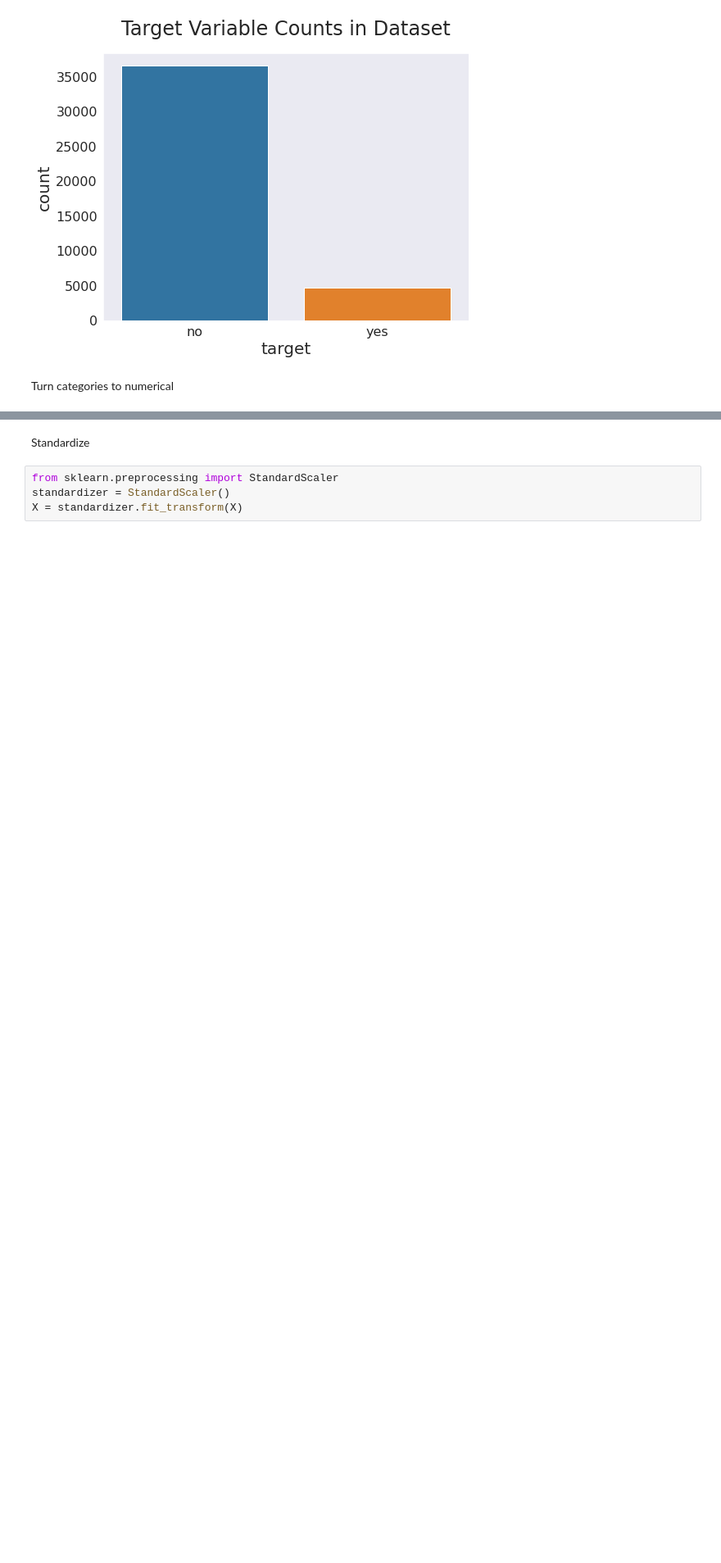
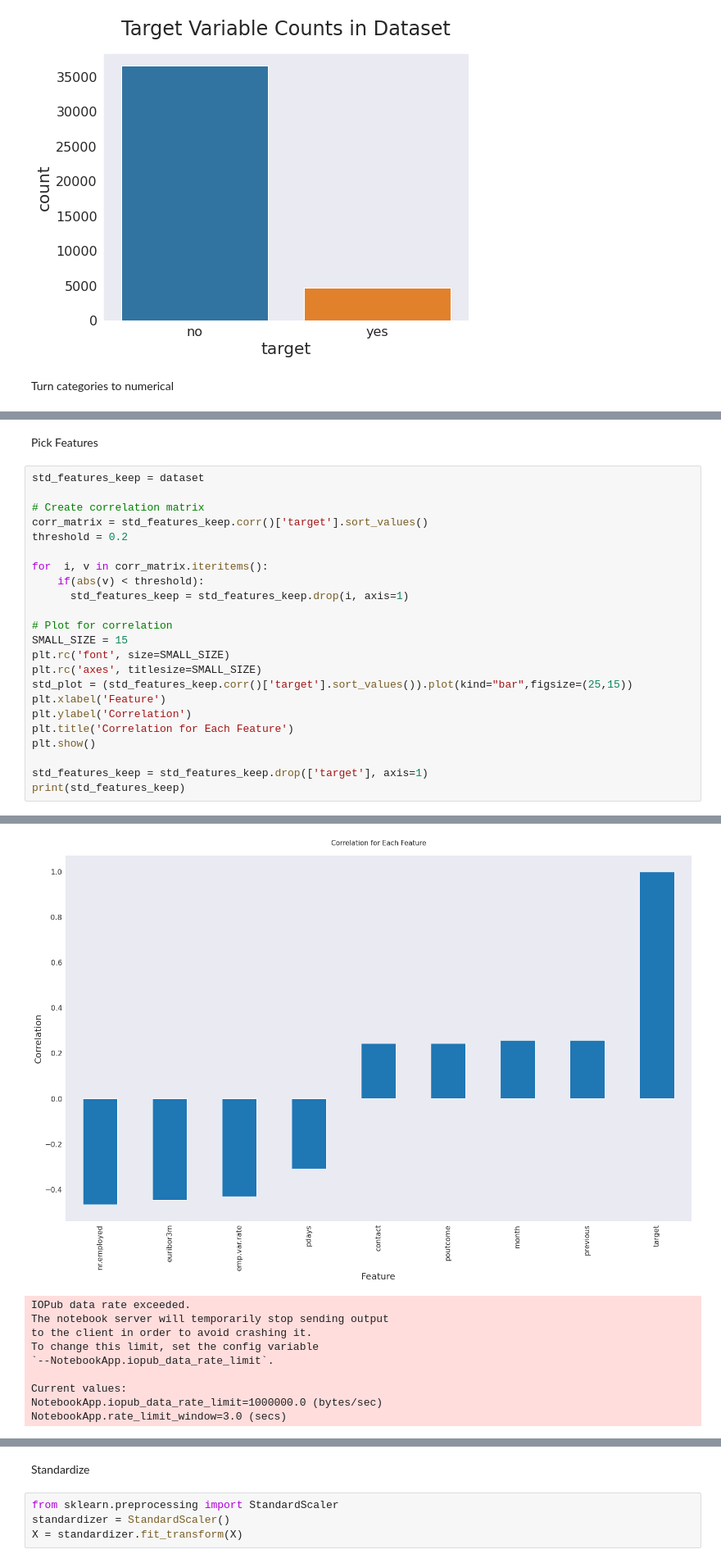
Before and after one commit to claredavies/MachineLearningCoursework, a Jupyter notebook: Assignment1/MLAssignment1Keras.ipynb, the cells around one changed output, grey strips where cells are left out. Shown: that part at 82% size. Saved outputs shown, nothing was run; the diff lists cells and outputs as text; blank space fills up the shorter version.

```diff
--- a/Assignment1/MLAssignment1Keras.ipynb
+++ b/Assignment1/MLAssignment1Keras.ipynb
@@ -84,0 +98,26 @@ dataset = dataset.drop('duration', 1)
+# %% [markdown]
+Pick Features
+# %%
+std_features_keep = dataset
+
+# Create correlation matrix
+corr_matrix = std_features_keep.corr()['target'].sort_values()
+threshold = 0.2
+
+for  i, v in corr_matrix.iteritems():
+    if(abs(v) < threshold):
+      std_features_keep = std_features_keep.drop(i, axis=1)
+
+# Plot for correlation
+SMALL_SIZE = 15
+plt.rc('font', size=SMALL_SIZE)
+plt.rc('axes', titlesize=SMALL_SIZE)
+std_plot = (std_features_keep.corr()['target'].sort_values()).plot(kind="bar",figsize=(25,15))
+plt.xlabel('Feature')
+plt.ylabel('Correlation')
+plt.title('Correlation for Each Feature')
+plt.show()
+
+std_features_keep = std_features_keep.drop(['target'], axis=1)
+print(std_features_keep)
+# %% [output]
@@ -85,3 +141,13 @@ dataset = dataset.drop('duration', 1)
+[figure, added]
+IOPub data rate exceeded.
+The notebook server will temporarily stop sending output
+to the client in order to avoid crashing it.
+To change this limit, set the config variable
+`--NotebookApp.iopub_data_rate_limit`.
+
+Current values:
+NotebookApp.iopub_data_rate_limit=1000000.0 (bytes/sec)
+NotebookApp.rate_limit_window=3.0 (secs)
 # %%
 seed = 0
 np.random.seed(seed)
```
Also changed, not shown: parts of 23 cells of this notebook.
